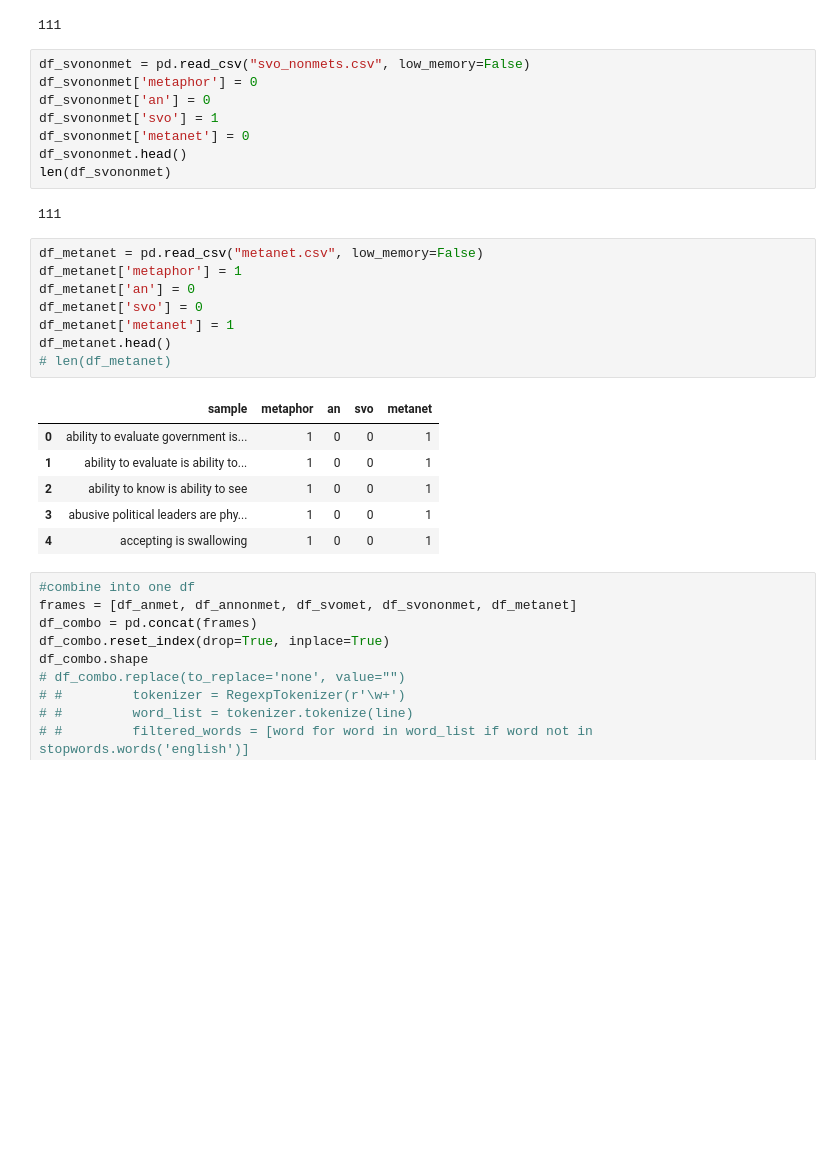
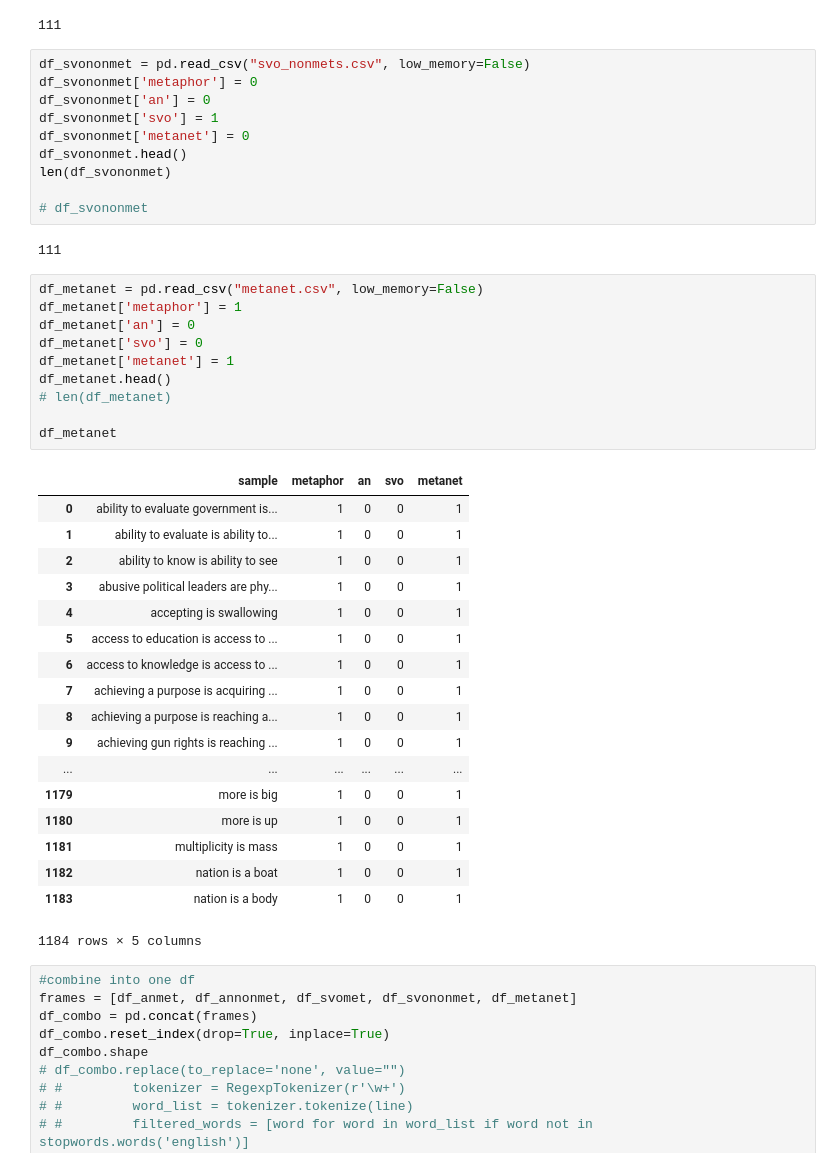
Before and after one commit to gajeam/Pulitzer-Prize-Styleometrics-Project, a Jupyter notebook: Rule 1 metaphor/Metaphor detection with ytsvetko metaphor corpus and metanet.ipynb, the cells around one changed output. Cells and saved outputs as stored; diff of their text form; blank space fills up the shorter version.

```diff
--- a/Rule 1 metaphor/Metaphor detection with ytsvetko metaphor corpus and metanet.ipynb
+++ b/Rule 1 metaphor/Metaphor detection with ytsvetko metaphor corpus and metanet.ipynb
@@ -89,23 +95,39 @@ df_svononmet['svo'] = 1
 df_svononmet['metanet'] = 0
 df_svononmet.head()
 len(df_svononmet)
+
+# df_svononmet
 # %% [output]
 111
 # %%
 df_metanet = pd.read_csv("metanet.csv", low_memory=False)
 df_metanet['metaphor'] = 1
 df_metanet['an'] = 0
 df_metanet['svo'] = 0
 df_metanet['metanet'] = 1
 df_metanet.head()
 # len(df_metanet)
+
+df_metanet
 # %% [output]
 |  | sample | metaphor | an | svo | metanet |
 | 0 | ability to evaluate government is... | 1 | 0 | 0 | 1 |
 | 1 | ability to evaluate is ability to... | 1 | 0 | 0 | 1 |
 | 2 | ability to know is ability to see | 1 | 0 | 0 | 1 |
 | 3 | abusive political leaders are phy... | 1 | 0 | 0 | 1 |
 | 4 | accepting is swallowing | 1 | 0 | 0 | 1 |
+| 5 | access to education is access to ... | 1 | 0 | 0 | 1 |
+| 6 | access to knowledge is access to ... | 1 | 0 | 0 | 1 |
+| 7 | achieving a purpose is acquiring ... | 1 | 0 | 0 | 1 |
+| 8 | achieving a purpose is reaching a... | 1 | 0 | 0 | 1 |
+| 9 | achieving gun rights is reaching ... | 1 | 0 | 0 | 1 |
+| ... | ... | ... | ... | ... | ... |
+| 1179 | more is big | 1 | 0 | 0 | 1 |
+| 1180 | more is up | 1 | 0 | 0 | 1 |
+| 1181 | multiplicity is mass | 1 | 0 | 0 | 1 |
+| 1182 | nation is a boat | 1 | 0 | 0 | 1 |
+| 1183 | nation is a body | 1 | 0 | 0 | 1 |
+1184 rows × 5 columns
 # %%
 #combine into one df
 frames = [df_anmet, df_annonmet, df_svomet, df_svononmet, df_metanet]
```
Also changed, not shown: parts of 79 cells of this notebook, 10 other files.
